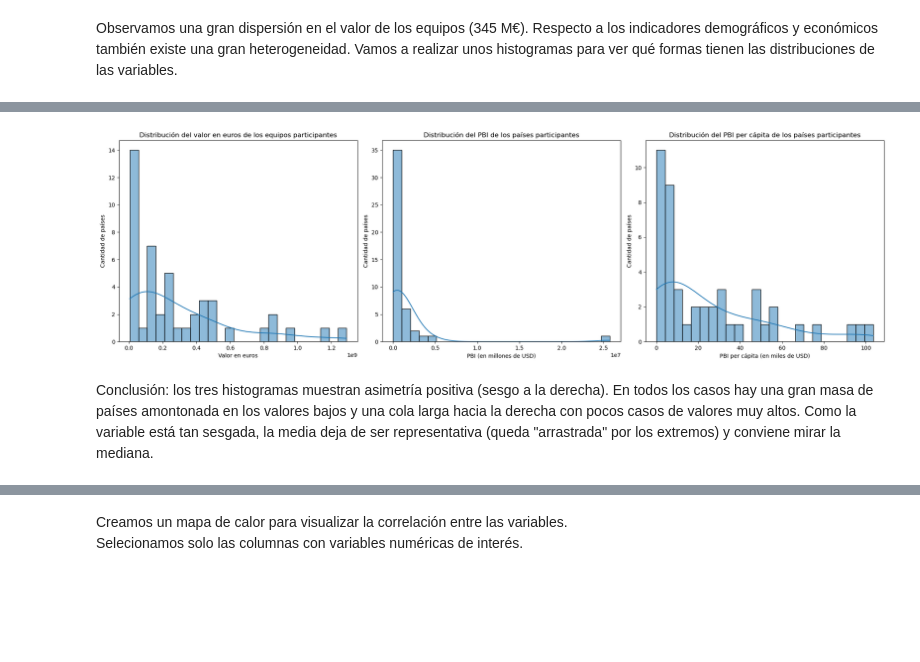
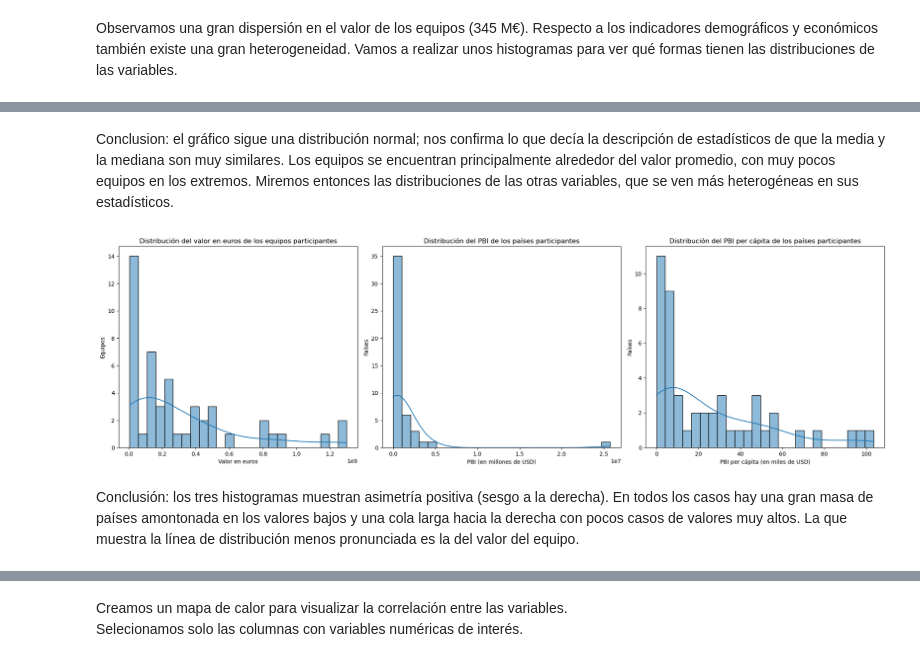
Before and after one commit to gleo1973/tp-laboratorio-mcag-1c2026, a Jupyter notebook: Laboratorio_TP_2026.ipynb, the cells around one changed output, grey strips where cells are left out. Cells and saved outputs as stored; diff of their text form; code cells hidden in the pictures; blank space fills up the shorter version.

Commit message:
fix: actualizacion del PPT e informe para reflejar los nuevos graficos

```diff
--- a/Laboratorio_TP_2026.ipynb
+++ b/Laboratorio_TP_2026.ipynb
@@ -500,8 +500,8 @@ dtype: object
 # %% [markdown]
 Como vamos a evaluar primero las variables numéricas, vamos a generar un dataframe que no incluya a Inglaterra y Escocia.
 # %%
-#celda con asistencia de IA. Prompt: "Filtrar el dataframe para quedarme solo con los países que no sean Inglaterra ni Escocia, y luego hacer una copia de ese nuevo dataframe para trabajar con él sin modificar el original"
-df_filtrado = df_paises_f[~df_paises_f["pais"].isin(["England", "Scotland"])].copy()
+#celda con asistencia de IA. Prompt: "Filtrar el dataframe para quedarme con todos los paises excepto Inglaterra, y luego hacer una copia de ese nuevo dataframe para trabajar con él sin modificar el original"
+df_filtrado = df_paises_f[~df_paises_f["pais"].isin(["England"])].copy()
 # %% [markdown]
 Analizamos ahora las medidas estadisticas de las variables númericas presentes. Redondeamos al primer decimal para simplificar la lectura.
 # %%
@@ -521,25 +532,27 @@ Observamos una gran dispersión en el valor de los equipos (345 M€). Respecto
+# %% [markdown]
+Conclusion: el gráfico sigue una distribución normal; nos confirma lo que decía la descripción de estadísticos de que la media y la mediana son muy similares. Los equipos se encuentran principalmente alrededor del valor promedio, con muy pocos equipos en los extremos. Miremos entonces las distribuciones de las otras variables, que se ven más heterogéneas en sus estadísticos.
 # %%
 fig, axes = plt.subplots(1, 3, figsize=(20, 6))
 
-sns.histplot(df_filtrado["valor_en_euros"], bins=25, kde=True, ax=axes[0])
+sns.histplot(df_paises_f["valor_en_euros"], bins=25, kde=True, ax=axes[0]) #uso el dataset sin filtrar porque no hay duplicacion de esta variable
 axes[0].set_title("Distribución del valor en euros de los equipos participantes")
 axes[0].set_xlabel("Valor en euros")
-axes[0].set_ylabel("Cantidad de países")
+axes[0].set_ylabel("Equipos")
 
-sns.histplot(df_filtrado["pbi"], bins=25, kde=True, ax=axes[1])
+sns.histplot(df_filtrado["pbi"], bins=25, kde=True, ax=axes[1]) #usamos el dataset filtrado para no incluir la informacion de Inglaterra y evitar duplicados
 axes[1].set_title("Distribución del PBI de los países participantes")
 axes[1].set_xlabel("PBI (en millones de USD)")
-axes[1].set_ylabel("Cantidad de países")
+axes[1].set_ylabel("Países")
 
-sns.histplot(df_filtrado["pbi_per_capita"], bins=25, kde=True, ax=axes[2])
+sns.histplot(df_filtrado["pbi_per_capita"], bins=25, kde=True, ax=axes[2]) #usamos el dataset filtrado para no incluir la informacion de Inglaterra y evitar duplicados
 axes[2].set_title("Distribución del PBI per cápita de los países participantes")
 axes[2].set_xlabel("PBI per cápita (en miles de USD)")
-axes[2].set_ylabel("Cantidad de países")
+axes[2].set_ylabel("Países")
 
 plt.tight_layout()
-plt.savefig("imagenes/pbi_distribucion.png")
+plt.savefig("imagenes/histogramas_valor_pbi_ppc.png")
 plt.show()
 # %% [output]
-[figure, old version]
+[figure, new version]
 # %% [markdown]
-Conclusión: los tres histogramas muestran asimetría positiva (sesgo a la derecha). En todos los casos hay una gran masa de países amontonada en los valores bajos y una cola larga hacia la derecha con pocos casos de valores muy altos. Como la variable está tan sesgada, la media deja de ser representativa (queda "arrastrada" por los extremos) y conviene mirar la mediana.
+Conclusión: los tres histogramas muestran asimetría positiva (sesgo a la derecha). En todos los casos hay una gran masa de países amontonada en los valores bajos y una cola larga hacia la derecha con pocos casos de valores muy altos. La que muestra la línea de distribución menos pronunciada es la del valor del equipo.
```
Also changed, not shown: parts of 4 cells of this notebook, 6 other files.
